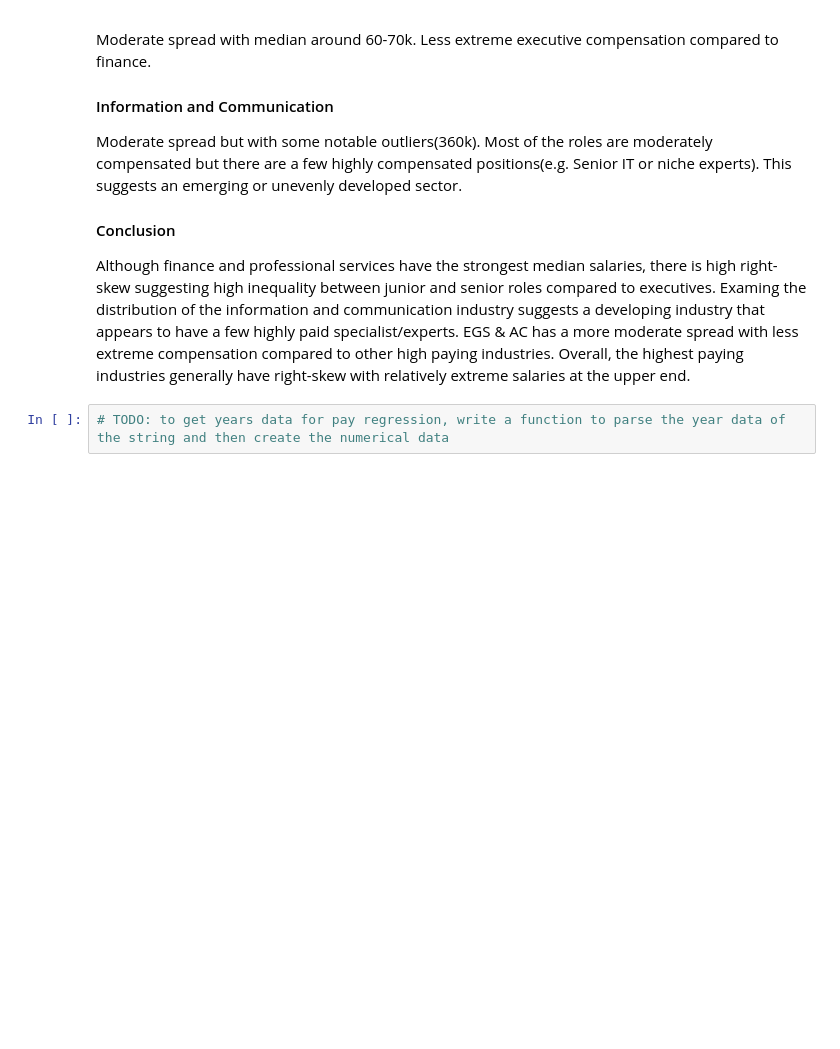
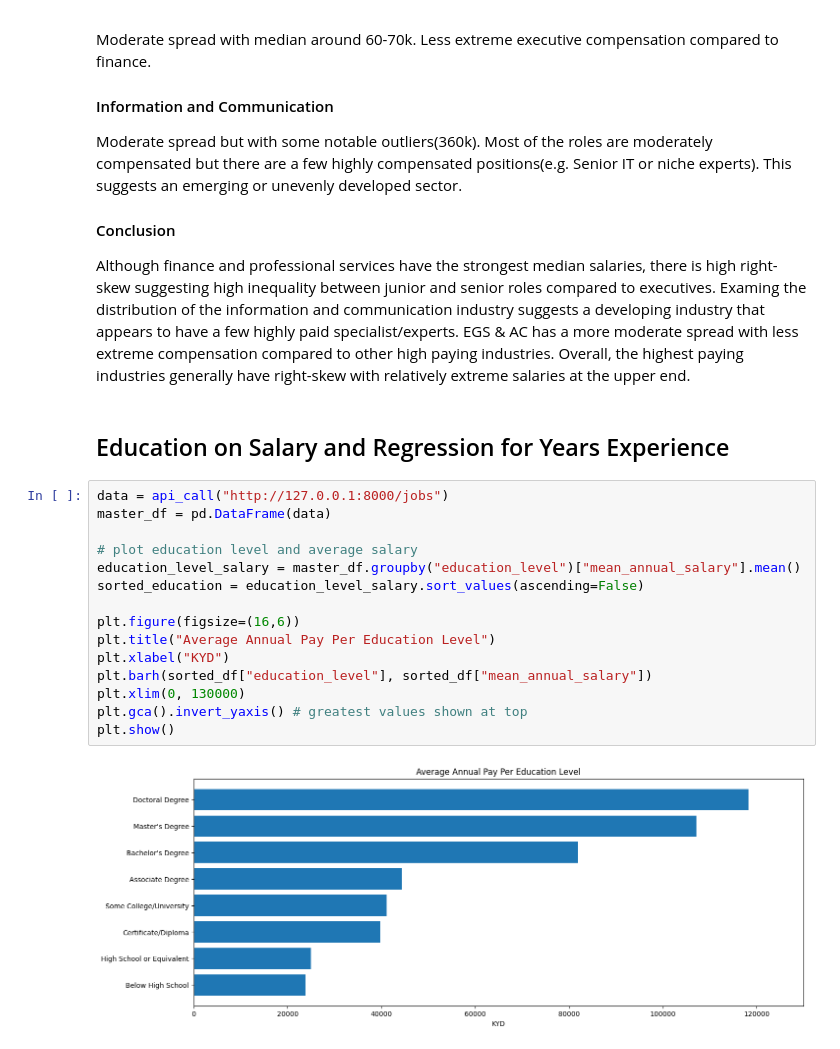
Before and after one commit to everupward248/worc_api, a Jupyter notebook: src/helper_modules/data_analysis.ipynb, the cells around one changed output. Cells and saved outputs as stored; diff of their text form; blank space fills up the shorter version.

Commit message:
began the regression analysis, to separate into test and training split and then plot

```diff
--- a/src/helper_modules/data_analysis.ipynb
+++ b/src/helper_modules/data_analysis.ipynb
@@ -288,5 +291,22 @@ Moderate spread but with some notable outliers(360k). Most of the roles are mode
 
 #### Conclusion
 Although finance and professional services have the strongest median salaries, there is high right-skew suggesting high inequality between junior and senior roles compared to executives. Examing the distribution of the information and communication industry suggests a developing industry that appears to have a few highly paid specialist/experts. EGS & AC has a more moderate spread with less extreme compensation compared to other high paying industries. Overall, the highest paying industries generally have right-skew with relatively extreme salaries at the upper end.
+# %% [markdown]
+## Education on Salary and Regression for Years Experience
 # %%
-# TODO: to get years data for pay regression, write a function to parse the year data of the string and then create the numerical data
+data = api_call("http://127.0.0.1:8000/jobs")
+master_df = pd.DataFrame(data)
+
+# plot education level and average salary
+education_level_salary = master_df.groupby("education_level")["mean_annual_salary"].mean()
+sorted_education = education_level_salary.sort_values(ascending=False)
+
+plt.figure(figsize=(16,6))
+plt.title("Average Annual Pay Per Education Level")
+plt.xlabel("KYD")
+plt.barh(sorted_df["education_level"], sorted_df["mean_annual_salary"])
+plt.xlim(0, 130000)
+plt.gca().invert_yaxis() # greatest values shown at top
+plt.show()
+# %% [output]
+[figure, added]
```
Also changed, not shown: parts of 4 cells of this notebook, 3 other files.
